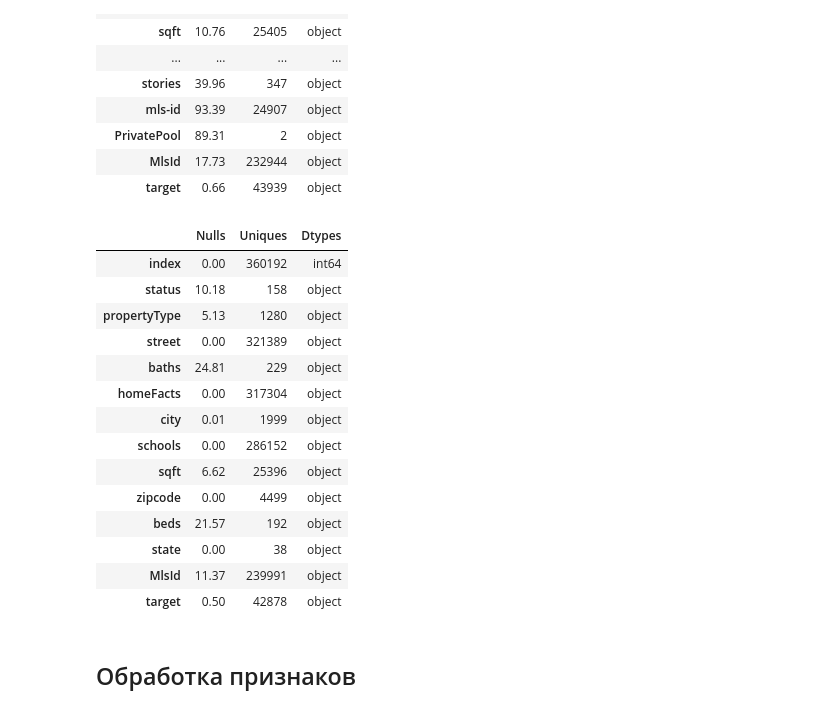
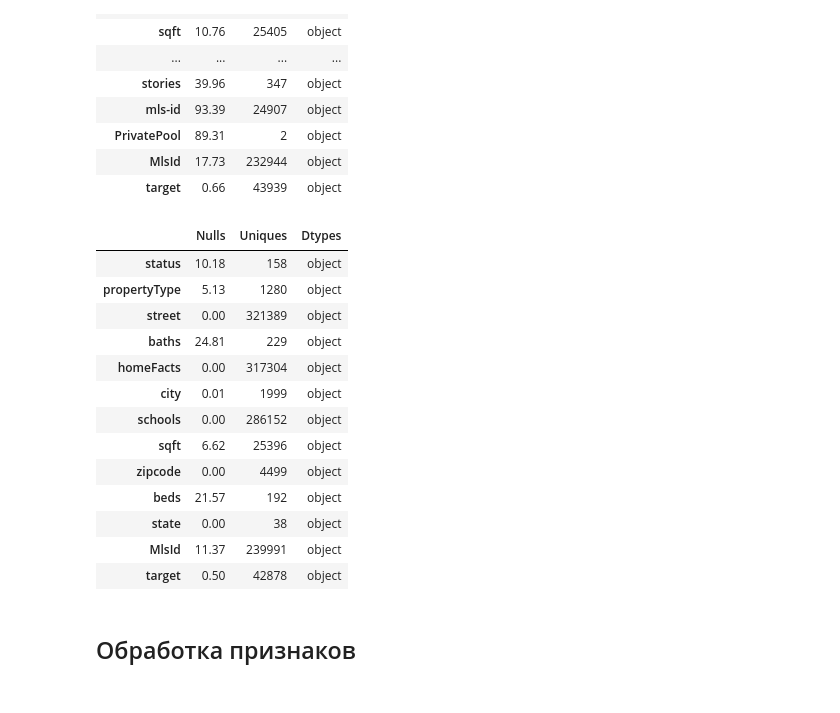
Before and after one commit to georgekovin/Housing-Regression-Project, a Jupyter notebook: notebook.ipynb, the cells around one changed output. Saved outputs shown, nothing was run; the diff lists cells and outputs as text; code cells hidden in the pictures.

```diff
--- a/notebook.ipynb
+++ b/notebook.ipynb
@@ -64,19 +64,18 @@ get_data_info(data)
 # %%
 data['MlsId'] = data['MlsId'].fillna('') + data['mls-id'].fillna('')
 data['MlsId'] = data['MlsId'].apply(lambda x: np.nan if x == '' else x)
 
 t_col = data.shape[0] * 0.7
 data.dropna(axis=1, thresh=t_col, inplace=True)
 
 t_row = data.shape[1] * 0.7
 data.dropna(axis=0, thresh=t_row, inplace=True)
 
-data.reset_index(inplace=True)
+data.reset_index(drop=True, inplace=True)
 
 get_data_info(data)
 # %% [output]
 |  | Nulls | Uniques | Dtypes |
-| index | 0.00 | 360192 | int64 |
 | status | 10.18 | 158 | object |
 | propertyType | 5.13 | 1280 | object |
 | street | 0.00 | 321389 | object |
```
Also changed, not shown: parts of 8 cells of this notebook, 1 other file.
